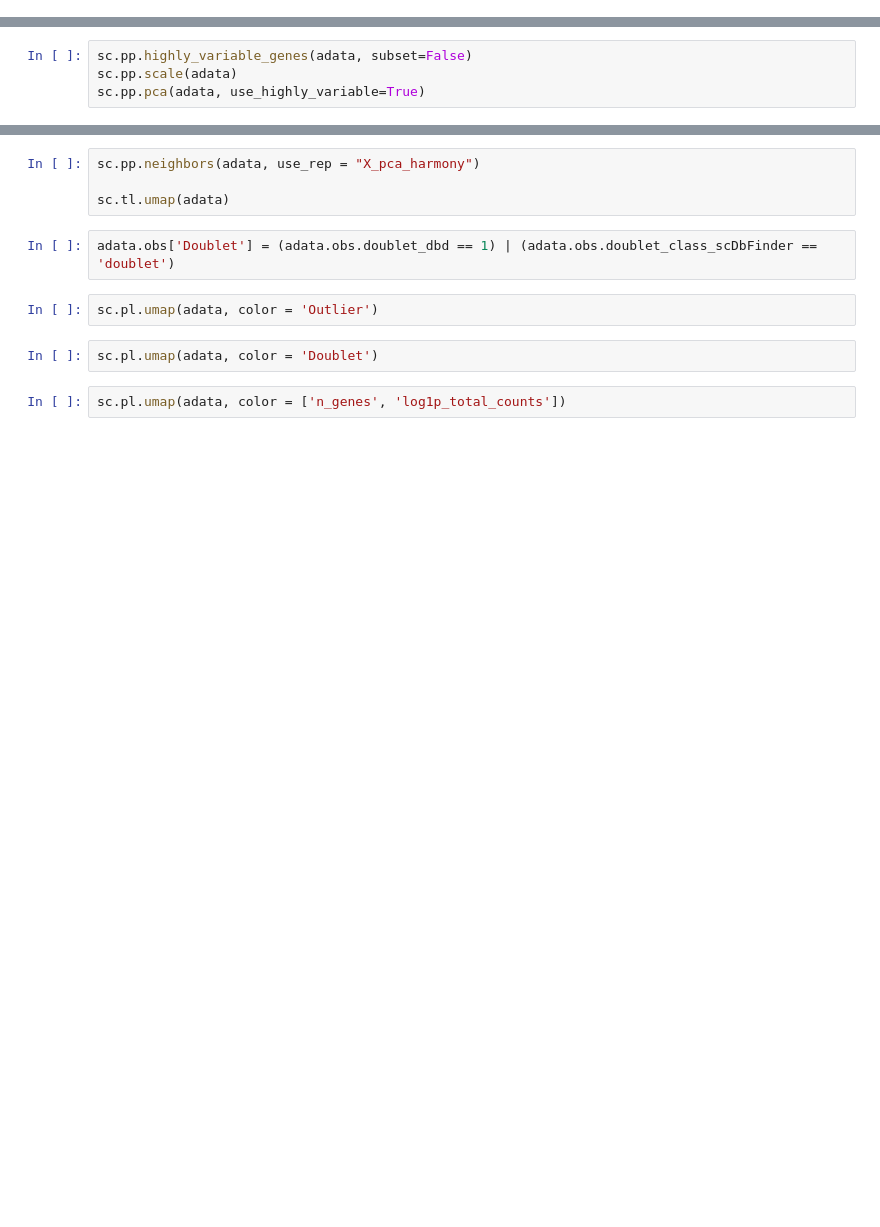
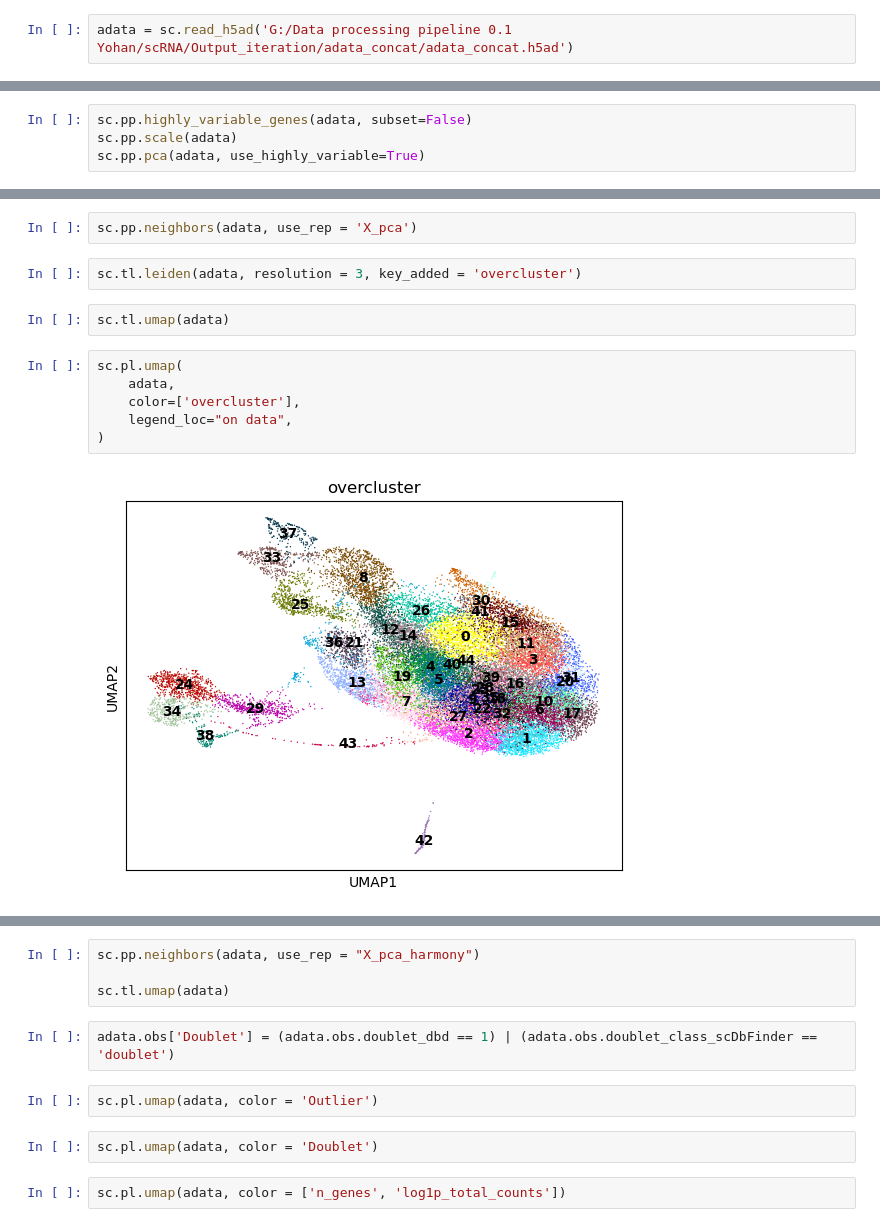
Before and after one commit to Yohan-b976/Transcriptomic-and-proteomic-sc-analysis, a Jupyter notebook: Pipeline folder scRNA 0.3/Notebook files/Iteration_preprocessing.ipynb, the cells around one changed output, grey strips where cells are left out. Saved outputs shown, nothing was run; the diff lists cells and outputs as text; blank space fills up the shorter version.

```diff
--- a/Pipeline folder scRNA 0.3/Notebook files/Iteration_preprocessing.ipynb
+++ b/Pipeline folder scRNA 0.3/Notebook files/Iteration_preprocessing.ipynb
@@ -315,3 +353,5 @@ adata.write(file_path)
+# %%
+adata = sc.read_h5ad('G:/Data processing pipeline 0.1 Yohan/scRNA/Output_iteration/adata_concat/adata_concat.h5ad')
 # %%
 adata.layers["raw_counts"] = adata.X.copy() # create back up save of the raw data. Use adata.raw
 # %%
@@ -328,0 +407,14 @@ sc.pp.pca(adata, use_highly_variable=True)
+# %%
+sc.pp.neighbors(adata, use_rep = 'X_pca')
+# %%
+sc.tl.leiden(adata, resolution = 3, key_added = 'overcluster')
+# %%
+sc.tl.umap(adata)
+# %%
+sc.pl.umap(
+    adata,
+    color=['overcluster'],
+    legend_loc="on data",
+)
+# %% [output]
+[figure, added]
```
Also changed, not shown: parts of 30 cells of this notebook.
